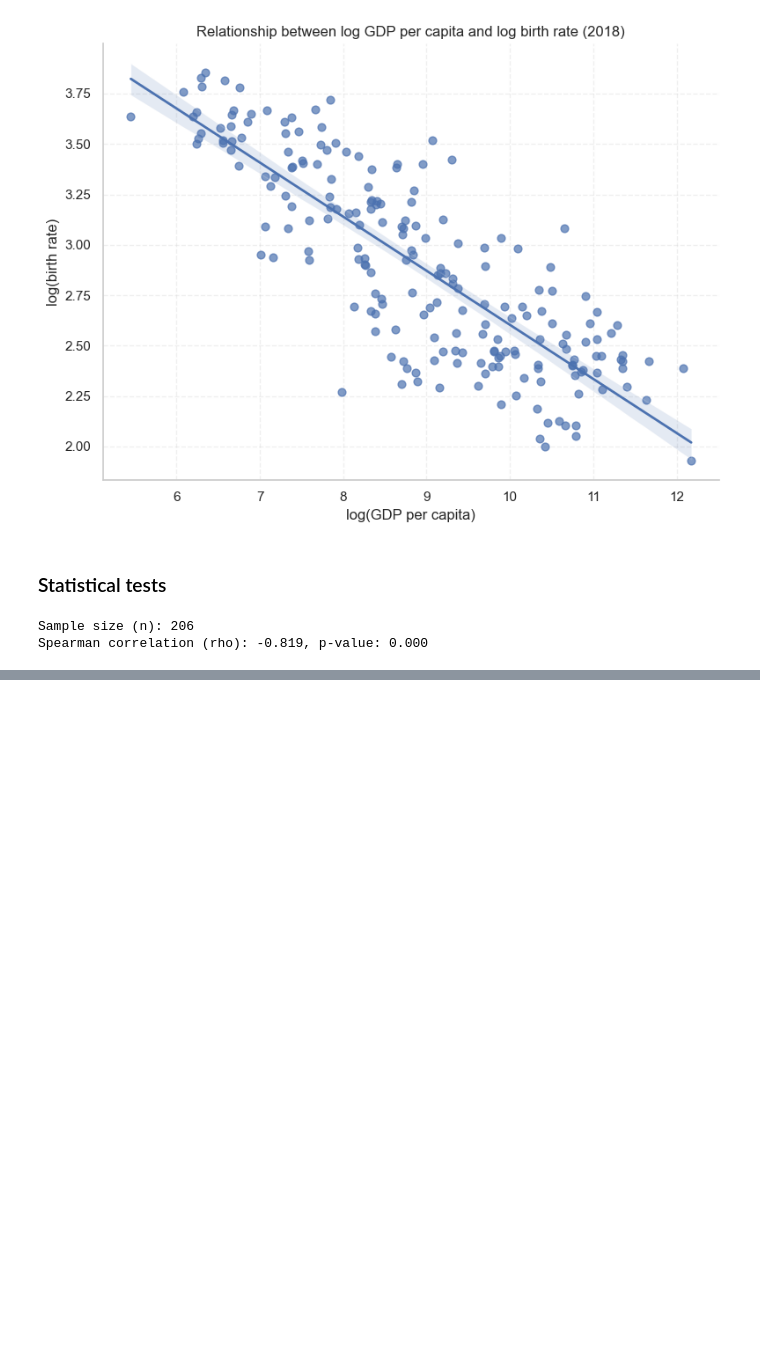
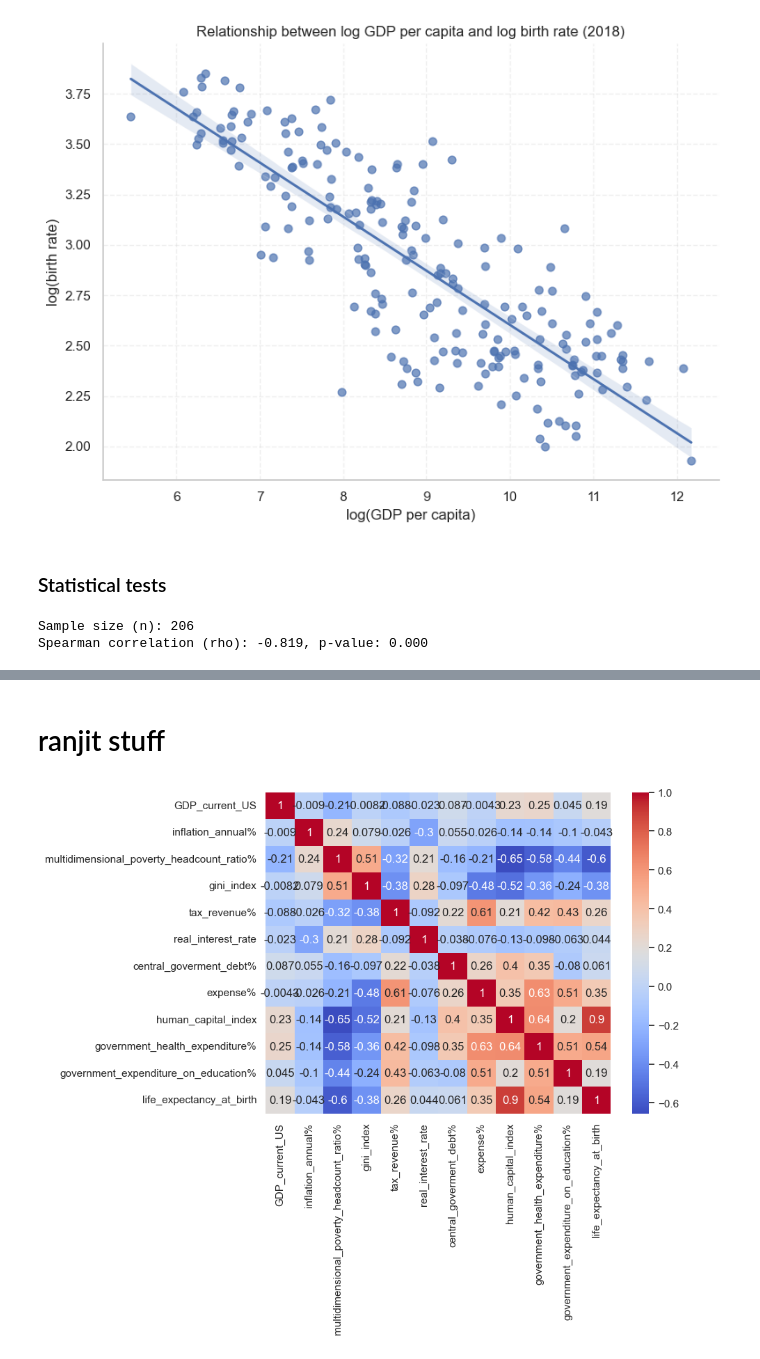
Before and after one commit to Titaniel3/ASDA_2025_Group_1_Portfolio_new, a Jupyter notebook: notebooks/week_06_draft_DL.ipynb, the cells around one changed output, grey strips where cells are left out. Drawn from its saved outputs; the diff is of its cells as text; code cells hidden in the pictures; blank space fills up the shorter version.

```diff
--- a/notebooks/week_06_draft_DL.ipynb
+++ b/notebooks/week_06_draft_DL.ipynb
@@ -509,0 +655,25 @@ Spearman correlation (rho): -0.819, p-value: 0.000
+# %% [markdown]
+# ranjit stuff
+# %%
+selected_columns = [
+    'GDP_current_US',
+    'inflation_annual%',
+    'multidimensional_poverty_headcount_ratio%',
+    'gini_index',
+    'tax_revenue%',
+    'real_interest_rate',
+    'central_goverment_debt%',
+    'expense%',
+    'human_capital_index',
+    'government_health_expenditure%',
+    'government_expenditure_on_education%',
+    'life_expectancy_at_birth'
+]
+df_correlation = df[selected_columns]
+correlation_matrix = df_correlation.corr()
+# %%
+plt.figure(figsize=(8,6))
+sns.heatmap(correlation_matrix, annot=True, cmap="coolwarm")
+plt.show()
+# %% [output]
+[figure, added]
```
Also changed, not shown: parts of 26 cells of this notebook, 1 other file.
